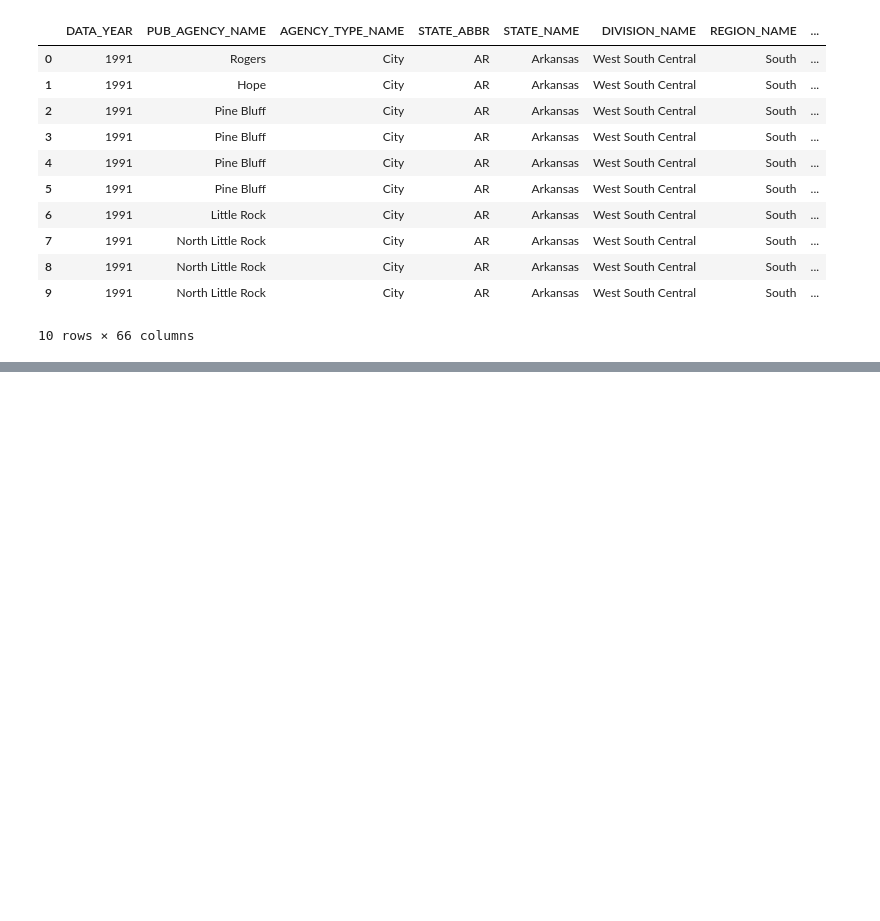
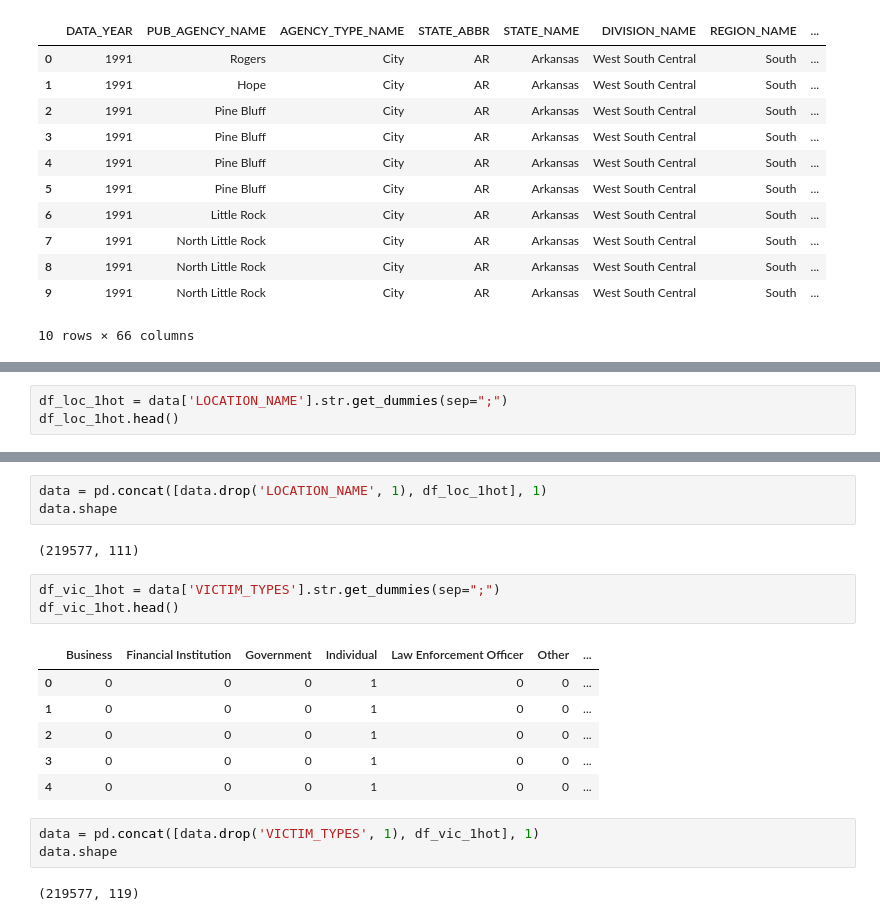
Before and after one commit to alphonso-a/big-data-project, a Jupyter notebook: Mita.ipynb, the cells around one changed output, grey strips where cells are left out. Cells and saved outputs as stored; diff of their text form; blank space fills up the shorter version.

```diff
--- a/Mita.ipynb
+++ b/Mita.ipynb
@@ -164,0 +228,3 @@ data.head(10)
+# %%
+df_loc_1hot = data['LOCATION_NAME'].str.get_dummies(sep=";")
+df_loc_1hot.head()
@@ -164,0 +239,20 @@ data.head(10)
+# %%
+data = pd.concat([data.drop('LOCATION_NAME', 1), df_loc_1hot], 1)
+data.shape
+# %% [output]
+(219577, 111)
+# %%
+df_vic_1hot = data['VICTIM_TYPES'].str.get_dummies(sep=";")
+df_vic_1hot.head()
+# %% [output]
+|  | Business | Financial Institution | Government | Individual | Law Enforcement Officer | Other | ... |
+| 0 | 0 | 0 | 0 | 1 | 0 | 0 | ... |
+| 1 | 0 | 0 | 0 | 1 | 0 | 0 | ... |
+| 2 | 0 | 0 | 0 | 1 | 0 | 0 | ... |
+| 3 | 0 | 0 | 0 | 1 | 0 | 0 | ... |
+| 4 | 0 | 0 | 0 | 1 | 0 | 0 | ... |
+# %%
+data = pd.concat([data.drop('VICTIM_TYPES', 1), df_vic_1hot], 1)
+data.shape
+# %% [output]
+(219577, 119)
```
Also changed, not shown: parts of 8 cells of this notebook.
